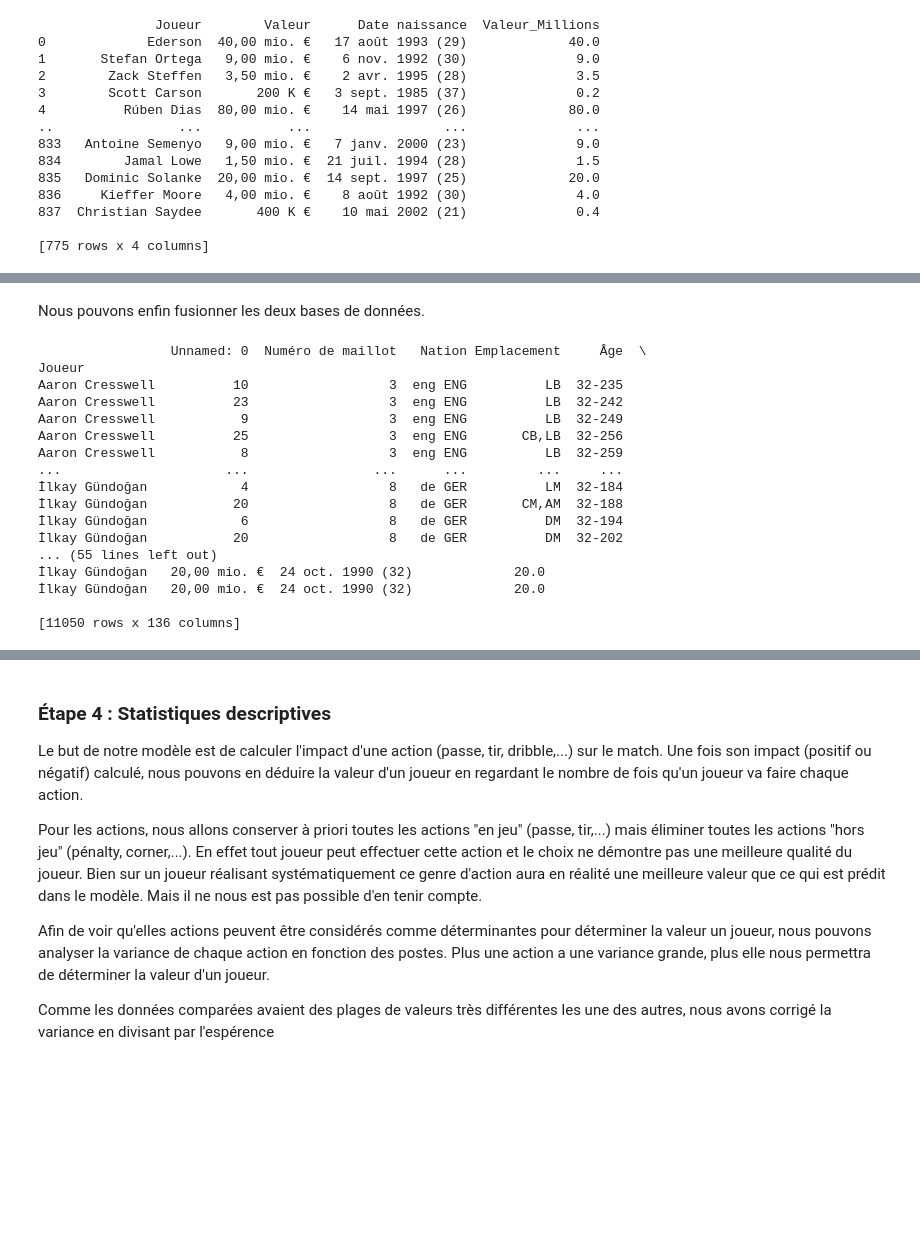
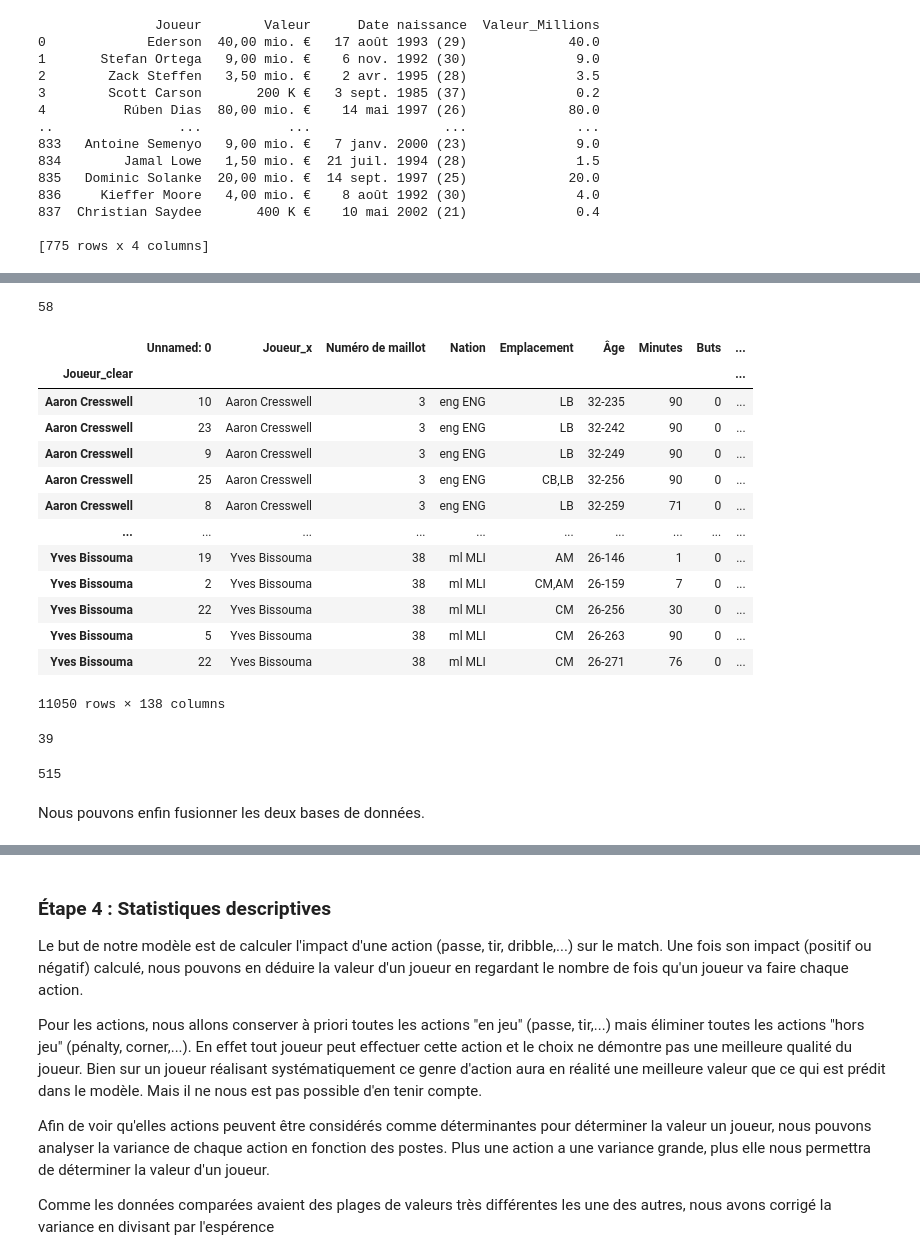
Before and after one commit to lecoqm/evaluation_football, a Jupyter notebook: main.ipynb, the cells around one changed output, grey strips where cells are left out. Cells and saved outputs as stored; diff of their text form; code cells hidden in the pictures; blank space fills up the shorter version.

```diff
--- a/main.ipynb
+++ b/main.ipynb
@@ -213,26 +258,41 @@ print(df_tm)
+# %%
+base_work_accent['Joueur'] = base_work_accent.index
+base_work_accent = base_work_accent.reset_index(drop = True)
+
+base_accent_agg = base_work_accent.groupby('Joueur').agg({'Valeur' : 'first'}).reset_index()
+print(base_accent_agg['Valeur'].isna().sum())
+# %% [output]
+58
+# %%
+df_FBREF_copy.set_index('Joueur_clear', inplace= True)
+df_tm_copy.set_index('Joueur_clear', inplace= True)
+base_work = pd.merge(df_FBREF_copy, df_tm_copy, how='left', left_index=True, right_index=True)
+base_work
+# %% [output]
+|  | Unnamed: 0 | Joueur_x | Numéro de maillot | Nation | Emplacement | Âge | Minutes | Buts | ... |
+| Joueur_clear |  |  |  |  |  |  |  |  | ... |
+| Aaron Cresswell | 10 | Aaron Cresswell | 3 | eng ENG | LB | 32-235 | 90 | 0 | ... |
+| Aaron Cresswell | 23 | Aaron Cresswell | 3 | eng ENG | LB | 32-242 | 90 | 0 | ... |
+| Aaron Cresswell | 9 | Aaron Cresswell | 3 | eng ENG | LB | 32-249 | 90 | 0 | ... |
+| Aaron Cresswell | 25 | Aaron Cresswell | 3 | eng ENG | CB,LB | 32-256 | 90 | 0 | ... |
+| Aaron Cresswell | 8 | Aaron Cresswell | 3 | eng ENG | LB | 32-259 | 71 | 0 | ... |
+| ... | ... | ... | ... | ... | ... | ... | ... | ... | ... |
+| Yves Bissouma | 19 | Yves Bissouma | 38 | ml MLI | AM | 26-146 | 1 | 0 | ... |
+| Yves Bissouma | 2 | Yves Bissouma | 38 | ml MLI | CM,AM | 26-159 | 7 | 0 | ... |
+| Yves Bissouma | 22 | Yves Bissouma | 38 | ml MLI | CM | 26-256 | 30 | 0 | ... |
+| Yves Bissouma | 5 | Yves Bissouma | 38 | ml MLI | CM | 26-263 | 90 | 0 | ... |
+| Yves Bissouma | 22 | Yves Bissouma | 38 | ml MLI | CM | 26-271 | 76 | 0 | ... |
+11050 rows × 138 columns
+# %%
+base_work['Joueur'] = base_work.index
+base_work = base_work.reset_index(drop = True)
+base_agg = base_work.groupby('Joueur').agg({'Valeur' : 'first'}).reset_index()
+print(base_agg['Valeur'].isna().sum())
+# %% [output]
+39
+# %%
+print(len(base_work['Joueur'].unique()))
+# %% [output]
+515
 # %% [markdown]
 Nous pouvons enfin fusionner les deux bases de données.
-# %%
-
-df_FBREF.set_index('Joueur', inplace= True)
-df_tm.set_index('Joueur', inplace= True)
-base_work = pd.merge(df_FBREF, df_tm, how='left', left_index=True, right_index=True)
-print(base_work)
-# %% [output]
-                 Unnamed: 0  Numéro de maillot   Nation Emplacement     Âge  \
-Joueur
-Aaron Cresswell          10                  3  eng ENG          LB  32-235
-Aaron Cresswell          23                  3  eng ENG          LB  32-242
-Aaron Cresswell           9                  3  eng ENG          LB  32-249
-Aaron Cresswell          25                  3  eng ENG       CB,LB  32-256
-Aaron Cresswell           8                  3  eng ENG          LB  32-259
-...                     ...                ...      ...         ...     ...
-İlkay Gündoğan            4                  8   de GER          LM  32-184
-İlkay Gündoğan           20                  8   de GER       CM,AM  32-188
-İlkay Gündoğan            6                  8   de GER          DM  32-194
-İlkay Gündoğan           20                  8   de GER          DM  32-202
-... (55 lines left out)
-İlkay Gündoğan   20,00 mio. €  24 oct. 1990 (32)             20.0
-İlkay Gündoğan   20,00 mio. €  24 oct. 1990 (32)             20.0
-
-[11050 rows x 136 columns]
```
Also changed, not shown: parts of 16 cells of this notebook.
